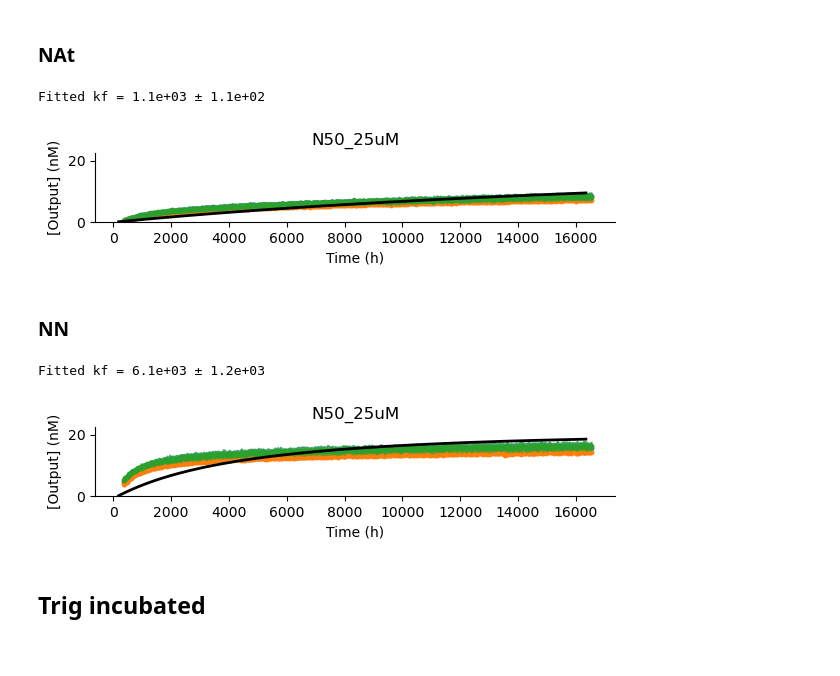
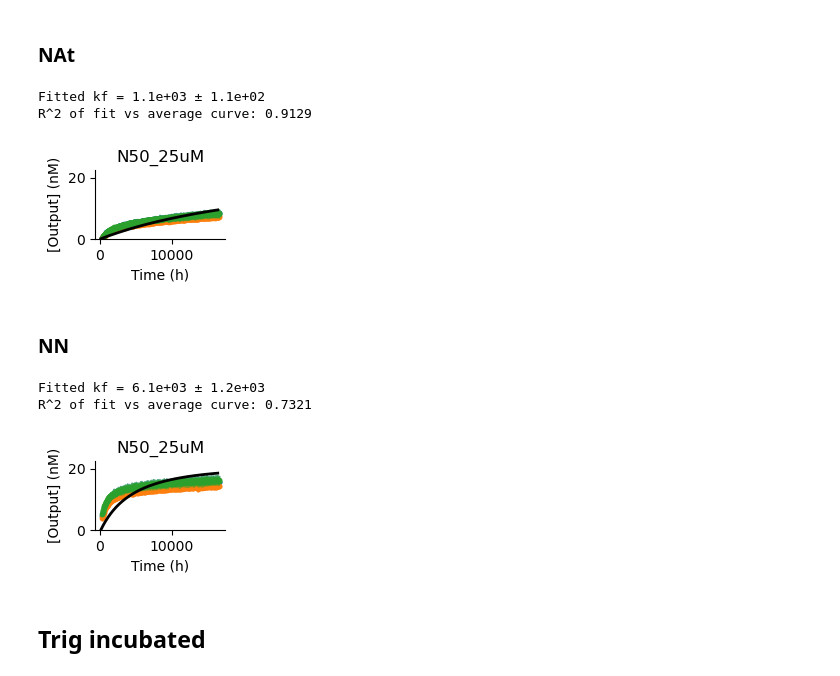
Before and after one commit to thachuk-lab/NN-DSD-Results-Analysis, a Jupyter notebook: CascadeModeling.ipynb, the cells around one changed output. Cells and saved outputs as stored; diff of their text form; code cells hidden in the pictures.

Commit message:
Updated graphics for the resubmission

```diff
--- a/CascadeModeling.ipynb
+++ b/CascadeModeling.ipynb
@@ -2460,6 +2467,9 @@ to_fit = [c[1] for c in curves]
 
 
 x_trunc = curves[0][0]
+x_th = [x/3600 for x in x_trunc]
+x_h = [x/3600 for x in x]
+
 
 
 
@@ -2553,7 +2563,7 @@ fixed_params_list = [
 ]
 
 
-initial_k = 2e1
+initial_k = 2e3
 
 
 x_list  = [x_trunc]
@@ -2562,10 +2572,13 @@ res = []
 for curve in to_fit[0]:
   res += [fit_modelOneStep(x_list, [curve], initial_k, fixed_params_list)[0]]
 
-fitted_kf = np.mean(res)
-param_sd_kf = np.std(res)
+kf_mean = np.mean(res)
+n = len(res)
+kf_se = np.sqrt((n - 1) / n * np.sum((res - kf_mean)**2))
 
-print(f"Fitted kf = {fitted_kf:.1e} ± {param_sd_kf:.1e}")
+print(f"Fitted kf = {kf_mean:.1e} ± {kf_se:.1e} (jackknife SE)")
+fitted_kf = kf_mean
+param_sd_kf = kf_se
 
 
 UW_k_control_nat = [[fitted_kf,param_sd_kf]]
@@ -2579,12 +2592,16 @@ alph = 0.5
 size = 5
 line = 2
 for i,rep in enumerate(to_fit[0]):
-  ax.scatter(x_trunc,[1e9*i for i in rep], color=color_scheme[i], s = 10)
-  ax.fill_between(x_trunc,(np.array([1e9*i for i in rep])-np.array(stdDev[0][i])),np.array([1e9*i for i in rep]), color=color_scheme[i], alpha= alph)
-  ax.fill_between(x_trunc,[1e9*i for i in rep],  (np.array([1e9*i for i in rep])+np.array(stdDev[0][i])), color=color_scheme[i], alpha= alph)
-ax.plot(x,[i*1e9 for i in modelOneStep(fitted_kf, x, fixed_params_list[0])], 'black',linewidth=line)
+  ax.scatter(x_th,[1e9*i for i in rep], color=color_scheme[i], s = 10)
+  ax.fill_between(x_th,(np.array([1e9*i for i in rep])-np.array(stdDev[0][i])),np.array([1e9*i for i in rep]), color=color_scheme[i], alpha= alph)
+  ax.fill_between(x_th,[1e9*i for i in rep],  (np.array([1e9*i for i in rep])+np.array(stdDev[0][i])), color=color_scheme[i], alpha= alph)
+ax.plot(x_h,[i*1e9 for i in modelOneStep(fitted_kf, x, fixed_params_list[0])], 'black',linewidth=line)
 
-
+#print r^2 for fit vs single average curve
+y_avg = np.mean(np.array(to_fit[0]), axis=0)
+y_model = np.array([1e9 * v for v in modelOneStep(kf_mean, x_trunc, fixed_params_list[0])])
+slope, intercept, r_value, p_value, std_err = linregress(y_avg, y_model)
+print(f"R^2 of fit vs average curve: {r_value**2:.4f}")
 
 
 ax.set_ylim(0,22.5)
@@ -2593,8 +2610,6 @@ ax.set_title("Control Non-natural")
 ax.spines['right'].set_visible(False)
 ax.spines['top'].set_visible(False)
 ax.set_ylabel('[Output] (nM)')
-
-
-#plt.savefig('control_nat_k.svg', dpi = 400)
+plt.savefig("UW_casc_control_nn.svg", dpi=400)
 plt.show()
 # %% [output]
@@ -2727,7 +2743,7 @@ x_list  = [x_trunc]*1
 
 
 
-fig, ax = plt.subplots(1,1, figsize = (6.5,1.25))
+fig, ax = plt.subplots(1,1, figsize = (6.5/4,1.25))
 fig.subplots_adjust(hspace=0.5)
 plt.subplots_adjust(left=0.1, right=0.9, bottom=0.2, top=0.75)
 
@@ -2745,34 +2761,40 @@ for i,a in enumerate([ax]):
 
     a.scatter(x_trunc,c, color=color_scheme[j], s = 10)
     a.fill_between(x_trunc,(np.array(c)-np.array(stdDev[i][j])),np.array(c), color=color_scheme[j], alpha= alph)
     a.fill_between(x_trunc,c,  (c+np.array(stdDev[i][j])), color=color_scheme[j], alpha= alph)
 
 
   fitted_kf = np.mean(res)
   param_sd_kf = np.std(res)
   print(f"Fitted kf = {fitted_kf:.1e} ± {param_sd_kf:.1e}")
 
 
   UW_k_no_nat.append([fitted_kf,param_sd_kf])
   a.plot(x,[i*1e9 for i in modelOneStep(fitted_kf, x, fixed_params_list[i])], color='black',linewidth=line)
 
   a.set_xlabel('Time (h)')
   a.set_title(f"{labels[i]}")
   a.spines['left'].set_visible(False)
   a.spines['right'].set_visible(False)
   a.spines['top'].set_visible(False)
   a.get_yaxis().set_visible(False)
+#print r^2 for fit vs single average curve
+y_avg = np.mean(np.array(to_fit[0]), axis=0)
+y_model = np.array([1e9 * v for v in modelOneStep(kf_mean, x_trunc, fixed_params_list[0])])
+slope, intercept, r_value, p_value, std_err = linregress(y_avg, y_model)
+print(f"R^2 of fit vs average curve: {r_value**2:.4f}")
 ax.get_yaxis().set_visible(True)
 ax.spines['left'].set_visible(True)
 ax.set_ylim(0,22.5)
 
 ax.set_ylabel('[Output] (nM)')
 
 #plt.savefig('TUM_nat_noinc.svg', dpi = 500, transparent=True)
 plt.show()
 # %% [output]
 Fitted kf = 1.1e+03 ± 1.1e+02
+R^2 of fit vs average curve: 0.9129
-[figure, old version]
+[figure, new version]
 # %% [markdown]
 ### NN
 # %%
@@ -2898,7 +2920,7 @@ x_list  = [x_trunc]*1
 
 
 
-fig, ax = plt.subplots(1,1, figsize = (6.5,1.25))
+fig, ax = plt.subplots(1,1, figsize = (6.5/4,1.25))
 fig.subplots_adjust(hspace=0.5)
 plt.subplots_adjust(left=0.1, right=0.9, bottom=0.2, top=0.75)
 
@@ -2933,6 +2955,11 @@ for i,a in enumerate([ax]):
   a.spines['right'].set_visible(False)
   a.spines['top'].set_visible(False)
   a.get_yaxis().set_visible(False)
+#print r^2 for fit vs single average curve
+y_avg = np.mean(np.array(to_fit[0]), axis=0)
+y_model = np.array([1e9 * v for v in modelOneStep(kf_mean, x_trunc, fixed_params_list[0])])
+slope, intercept, r_value, p_value, std_err = linregress(y_avg, y_model)
+print(f"R^2 of fit vs average curve: {r_value**2:.4f}")
 ax.get_yaxis().set_visible(True)
 ax.spines['left'].set_visible(True)
 ax.set_ylim(0,22.5)
@@ -2943,7 +2970,8 @@ ax.set_ylabel('[Output] (nM)')
 plt.show()
 # %% [output]
 Fitted kf = 6.1e+03 ± 1.2e+03
+R^2 of fit vs average curve: 0.7321
-[figure, old version]
+[figure, new version]
 # %% [markdown]
 ## Trig incubated
 # %% [markdown]
```
Also changed, not shown: parts of 10 cells of this notebook, 4 other files.
